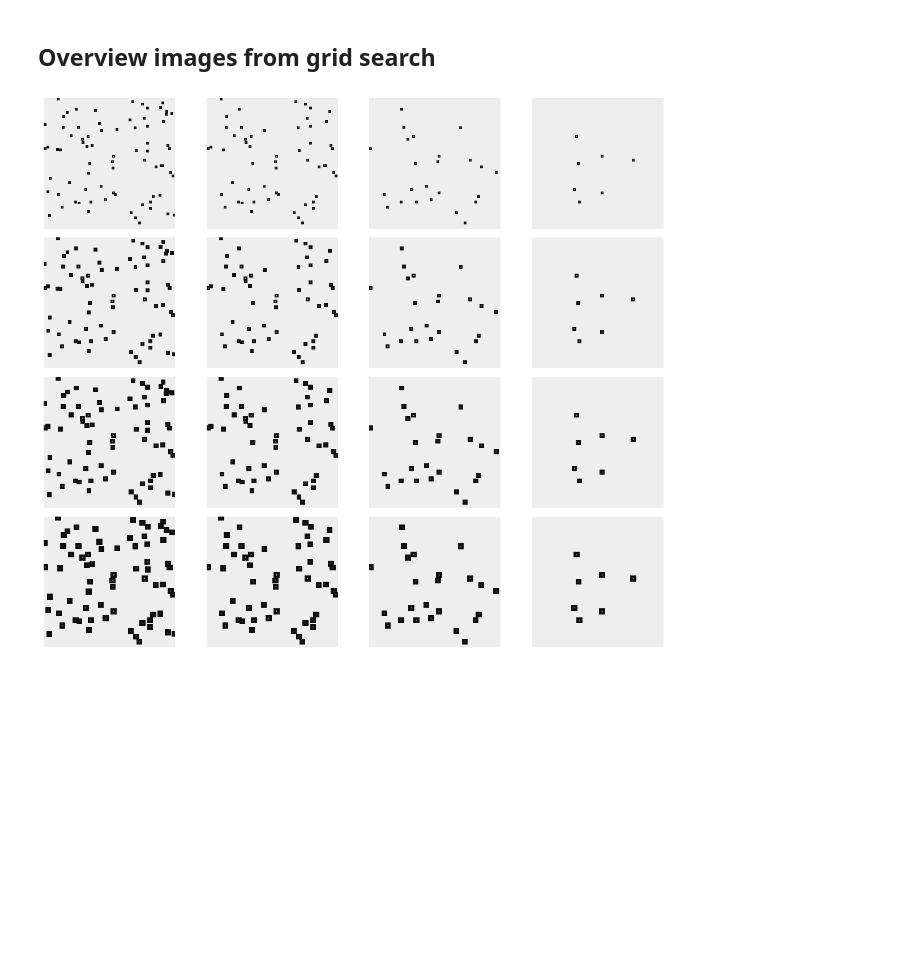
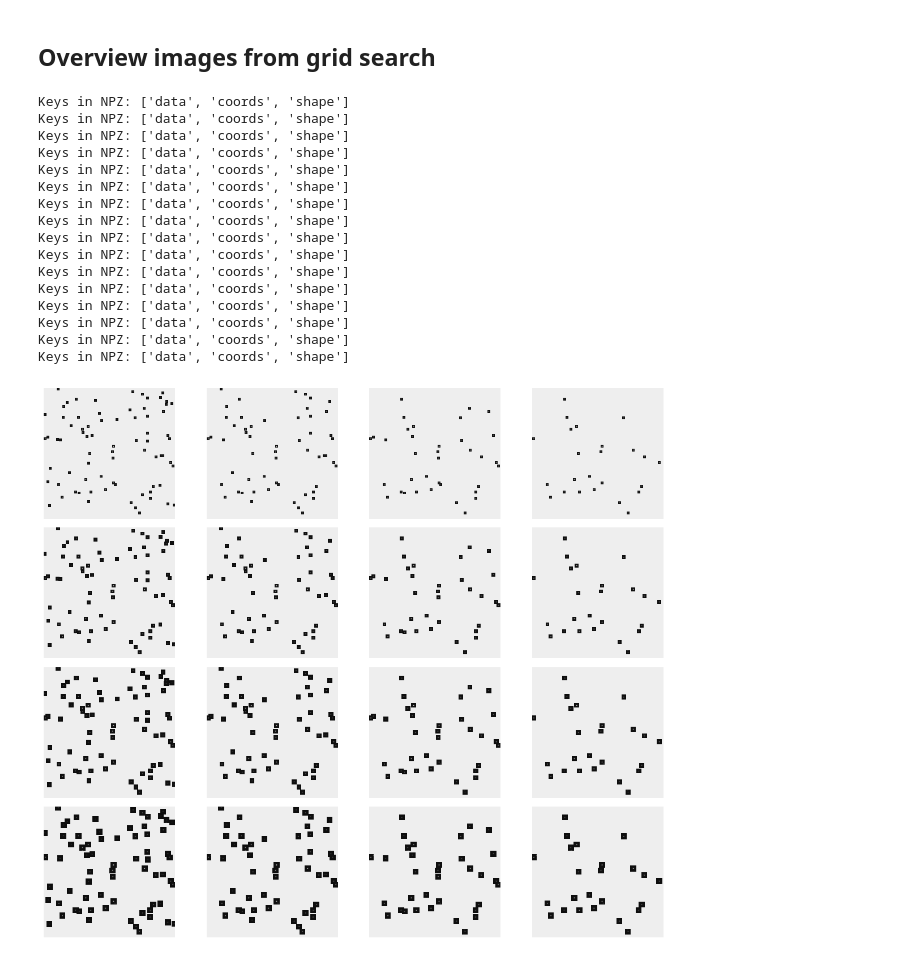
Before and after one commit to dgound/SPARZ, a Jupyter notebook: extra_code/plot_figure_4.ipynb, the cells around one changed output. Saved outputs shown, nothing was run; the diff lists cells and outputs as text; code cells hidden in the pictures; blank space fills up the shorter version.

```diff
--- a/extra_code/plot_figure_4.ipynb
+++ b/extra_code/plot_figure_4.ipynb
@@ -347,20 +523,20 @@ lev_shades = np.linspace(0.5, 1, 4)
 k_values = [11,15,19,23]
 
 # Marker map for threshold values
-threshold_markers = {15: 'o', 25: '^', 45: 's', 65: 'd'}
+threshold_markers = {15: 'o', 25: '^', 35: 's', 45: 'd'}
 
 # Iterate through each subfolder and calculate median SSIM score and file size
 results = {}
 for folder in sorted(os.listdir(main_folder), key=natural_sort_key):
     if os.path.isdir(os.path.join(main_folder, folder)):
-        uncompressed_folder = os.path.join(main_folder, folder, 'uncompressed')
+        uncompressed_folder = os.path.join(main_folder, folder)
         # Handling different file endings by searching for the common beginning
         for file_name in os.listdir(uncompressed_folder):
-            if file_name.startswith('PAINT'):
+            if file_name.startswith('NP5') and file_name.endswith('.tif'):
                 compressed_file = os.path.join(uncompressed_folder, file_name)
                 break
         median_ssim = calculate_ssim(original_file, compressed_file)
-        total_file_size = get_total_size_of_files(os.path.join(main_folder, folder), ['.mp4', '.sparz'])
+        total_file_size = get_total_size_of_files(os.path.join(main_folder, folder), ['.mp4', '.npz'])
         file_size_percentage = (total_file_size / original_file_size) * 100
         k_value, lev_value = extract_k_lev(folder)
         threshold = int(re.search(r'rt(\d+)', folder).group(1))  # Extract threshold value
@@ -410,7 +586,7 @@ for i, (level, data_list) in enumerate(sorted(results.items())):
     ax.grid(color='gray', linestyle='--', linewidth=0.5, alpha=0.2, zorder=0)
     for data in data_list:
         ax.scatter(data['file_size_percentage'], data['median_ssim'], color=data['color'],s=250, marker=data['marker'], alpha=0.9)
-    ax.set_xlim(0, 15)
+    ax.set_xlim(0, 20)
 
 # Remove lines on top and right
 for ax in axs:
@@ -424,7 +600,7 @@ plt.tight_layout()
 #plt.show()
 
 # Save the plot as a PDF
-output_file = '/Users/laurabreimann/Documents/Postdoc/Colabs/Compression/Figures/Figure_3_SSIM_filesize_DNA-PAINT_240731.pdf'
+output_file = '/Users/laurabreimann/Documents/Postdoc/Colabs/Compression/Figures/Figure_4_SSIM_filesize_DNA-PAINT_250908.pdf'
 plt.tight_layout()
 plt.savefig(output_file, format='pdf')
 plt.close()
@@ -433,21 +609,19 @@ plt.close()
 # %%
 # Define the parameters used in grid search
 kernel_sizes = [11,15,19,23]
-rel_thresholds = [0.15, 0.25, 0.45, 0.65]
+rel_thresholds = [0.15, 0.25, 0.35, 0.45]
 compression_levels = [0, 1, 2, 3]
 # %%
 # Reconstruction of the full array from the sparse data
 def reconstruct_array(data):
     shape = tuple(data['shape'])
-    fill_value = data['fill_value']
-    coords = data['coords']
-    sparse_data = data['data']
+    coords = data['coords']            # shape: (ndim, Npoints)
+    sparse_data = data['data']         # shape: (Npoints,)
+    full_array = np.zeros(shape)       # fill_value is 0
 
-    full_array = np.full(shape, fill_value)
-    for i, coord in enumerate(zip(*coords)):
-        full_array[coord] = sparse_data[i]
+    # coords is (ndim, N) so use tuple(coords) for advanced indexing
+    full_array[tuple(coords)] = sparse_data
     return full_array
-
 
 # Load and plot the npz files
 def load_and_plot_npz_files(folder_path, compression_level=0):
@@ -503,8 +677,24 @@ def extract_parameters(folder_name):
         return None, None, None
 # %%
 
-main_folder_path = "/Users/laurabreimann/Library/CloudStorage/Dropbox-HMS/Laura Breimann/data_compression_localizations/figure_4_data/DNA-PAINT"
+main_folder_path = "/Volumes/T9/DNA-PAINT"
 # Load and plot
 load_and_plot_npz_files(main_folder_path)
 # %% [output]
+Keys in NPZ: ['data', 'coords', 'shape']
+Keys in NPZ: ['data', 'coords', 'shape']
+Keys in NPZ: ['data', 'coords', 'shape']
+Keys in NPZ: ['data', 'coords', 'shape']
+Keys in NPZ: ['data', 'coords', 'shape']
+Keys in NPZ: ['data', 'coords', 'shape']
+Keys in NPZ: ['data', 'coords', 'shape']
+Keys in NPZ: ['data', 'coords', 'shape']
+Keys in NPZ: ['data', 'coords', 'shape']
+Keys in NPZ: ['data', 'coords', 'shape']
+Keys in NPZ: ['data', 'coords', 'shape']
+Keys in NPZ: ['data', 'coords', 'shape']
+Keys in NPZ: ['data', 'coords', 'shape']
+Keys in NPZ: ['data', 'coords', 'shape']
+Keys in NPZ: ['data', 'coords', 'shape']
+Keys in NPZ: ['data', 'coords', 'shape']
-[figure, old version]
+[figure, new version]
```
Also changed, not shown: parts of 12 cells of this notebook.
